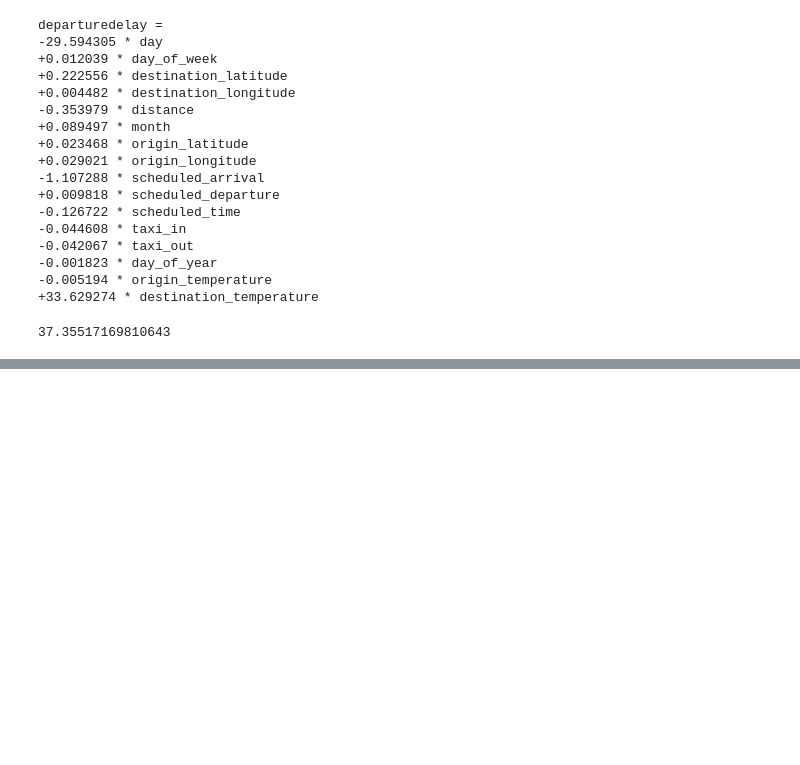
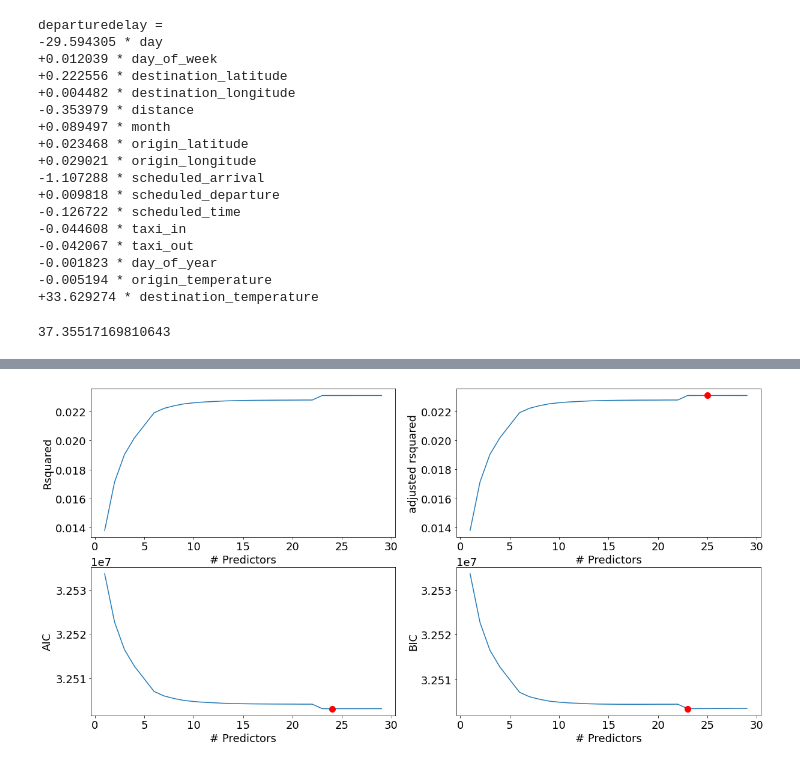
Before and after one commit to bencaterine/ding-ding-ding, a Jupyter notebook: forward-selection.ipynb, the cells around one changed output, grey strips where cells are left out. Saved outputs shown, nothing was run; the diff lists cells and outputs as text; code cells hidden in the pictures; blank space fills up the shorter version.

```diff
--- a/forward-selection.ipynb
+++ b/forward-selection.ipynb
@@ -262,0 +299,4 @@ np.sqrt(((pred_price - test.departure_delay)**2).mean())
+# %%
+best_sub_plots()
+# %% [output]
+[figure, added]
```
Also changed, not shown: parts of 10 cells of this notebook.
